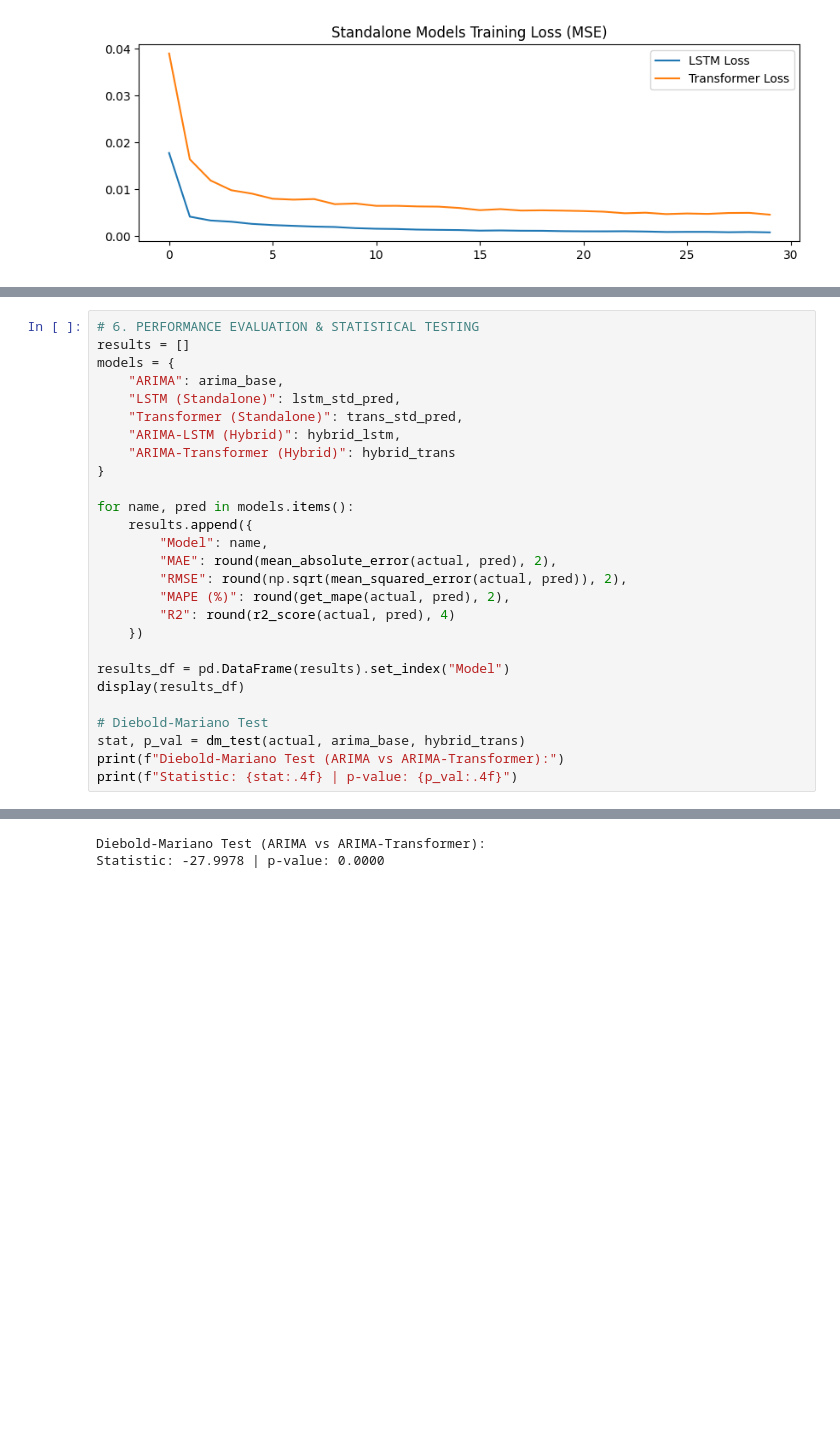
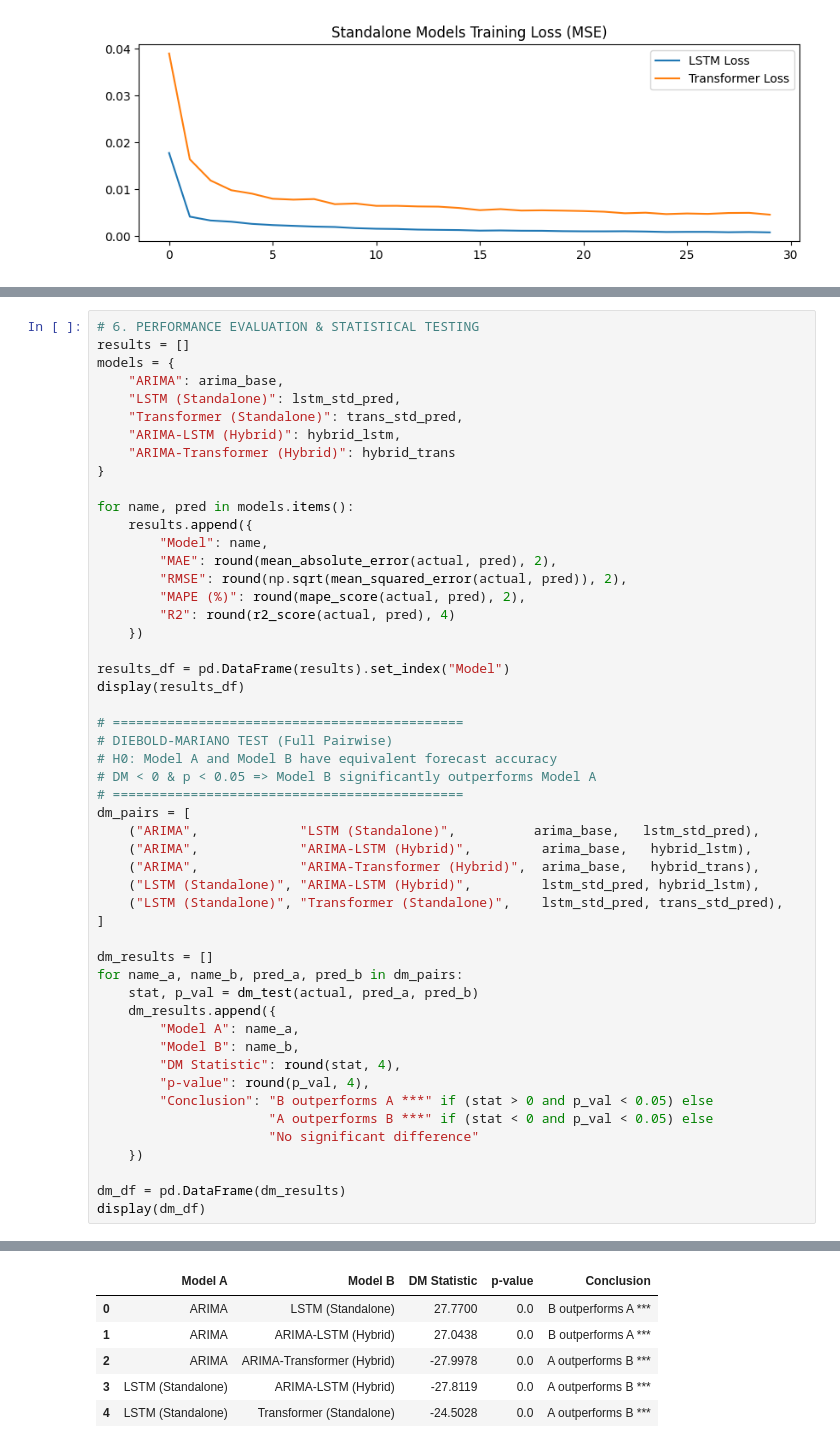
Before and after one commit to 2imMinh/demo, a Jupyter notebook: notebooks/02_model.ipynb, the cells around one changed output, grey strips where cells are left out. Saved outputs shown, nothing was run; the diff lists cells and outputs as text; blank space fills up the shorter version.

```diff
--- a/notebooks/02_model.ipynb
+++ b/notebooks/02_model.ipynb
@@ -184,38 +187,66 @@ plt.show()
 # %%
 # 6. PERFORMANCE EVALUATION & STATISTICAL TESTING
 results = []
 models = {
     "ARIMA": arima_base,
     "LSTM (Standalone)": lstm_std_pred,
     "Transformer (Standalone)": trans_std_pred,
     "ARIMA-LSTM (Hybrid)": hybrid_lstm,
     "ARIMA-Transformer (Hybrid)": hybrid_trans
 }
 
 for name, pred in models.items():
     results.append({
         "Model": name,
         "MAE": round(mean_absolute_error(actual, pred), 2),
         "RMSE": round(np.sqrt(mean_squared_error(actual, pred)), 2),
-        "MAPE (%)": round(get_mape(actual, pred), 2),
+        "MAPE (%)": round(mape_score(actual, pred), 2),
         "R2": round(r2_score(actual, pred), 4)
     })
 
 results_df = pd.DataFrame(results).set_index("Model")
 display(results_df)
 
-# Diebold-Mariano Test
-stat, p_val = dm_test(actual, arima_base, hybrid_trans)
-print(f"Diebold-Mariano Test (ARIMA vs ARIMA-Transformer):")
-print(f"Statistic: {stat:.4f} | p-value: {p_val:.4f}")
+# =============================================
+# DIEBOLD-MARIANO TEST (Full Pairwise)
+# H0: Model A and Model B have equivalent forecast accuracy
+# DM < 0 & p < 0.05 => Model B significantly outperforms Model A
+# =============================================
+dm_pairs = [
+    ("ARIMA",             "LSTM (Standalone)",          arima_base,   lstm_std_pred),
+    ("ARIMA",             "ARIMA-LSTM (Hybrid)",         arima_base,   hybrid_lstm),
+    ("ARIMA",             "ARIMA-Transformer (Hybrid)",  arima_base,   hybrid_trans),
+    ("LSTM (Standalone)", "ARIMA-LSTM (Hybrid)",         lstm_std_pred, hybrid_lstm),
+    ("LSTM (Standalone)", "Transformer (Standalone)",    lstm_std_pred, trans_std_pred),
+]
+
+dm_results = []
+for name_a, name_b, pred_a, pred_b in dm_pairs:
+    stat, p_val = dm_test(actual, pred_a, pred_b)
+    dm_results.append({
+        "Model A": name_a,
+        "Model B": name_b,
+        "DM Statistic": round(stat, 4),
+        "p-value": round(p_val, 4),
+        "Conclusion": "B outperforms A ***" if (stat > 0 and p_val < 0.05) else
+                      "A outperforms B ***" if (stat < 0 and p_val < 0.05) else
+                      "No significant difference"
+    })
+
+dm_df = pd.DataFrame(dm_results)
+display(dm_df)
 # %% [output]
 |  | MAE | RMSE | MAPE (%) | R2 |
 | Model |  |  |  |  |
 | ARIMA | 1460.32 | 1834.38 | 34.86 | -1.4774 |
 | LSTM (Standalone) | 452.81 | 608.40 | 10.40 | 0.7275 |
 | Transformer (Standalone) | 1099.31 | 1446.14 | 25.83 | -0.5397 |
 | ARIMA-LSTM (Hybrid) | 1409.86 | 1767.13 | 33.73 | -1.2991 |
 | ARIMA-Transformer (Hybrid) | 1536.42 | 1927.38 | 36.67 | -1.7350 |
-Diebold-Mariano Test (ARIMA vs ARIMA-Transformer):
-Statistic: -27.9978 | p-value: 0.0000
+|  | Model A | Model B | DM Statistic | p-value | Conclusion |
+| 0 | ARIMA | LSTM (Standalone) | 27.7700 | 0.0 | B outperforms A *** |
+| 1 | ARIMA | ARIMA-LSTM (Hybrid) | 27.0438 | 0.0 | B outperforms A *** |
+| 2 | ARIMA | ARIMA-Transformer (Hybrid) | -27.9978 | 0.0 | A outperforms B *** |
+| 3 | LSTM (Standalone) | ARIMA-LSTM (Hybrid) | -27.8119 | 0.0 | A outperforms B *** |
+| 4 | LSTM (Standalone) | Transformer (Standalone) | -24.5028 | 0.0 | A outperforms B *** |
 # %%
```
Also changed, not shown: parts of 3 cells of this notebook, 1 other file.
